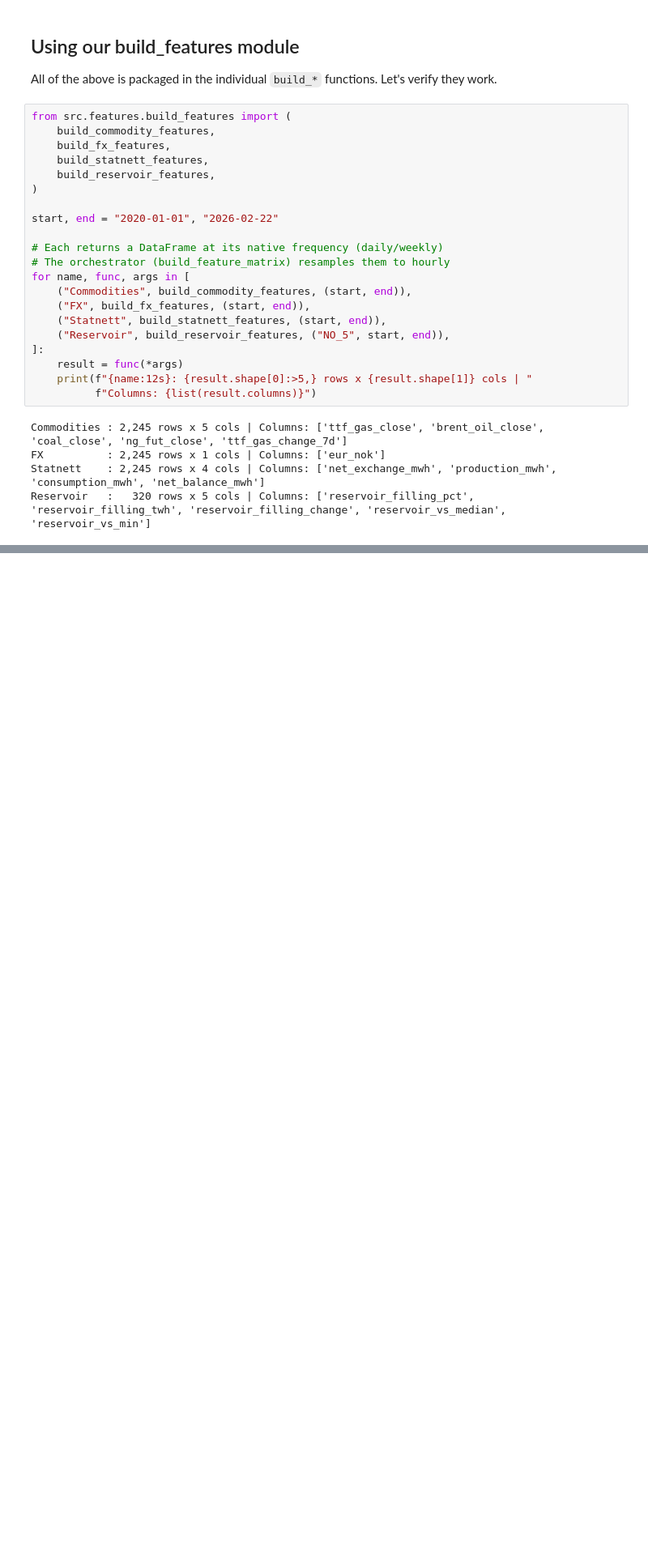
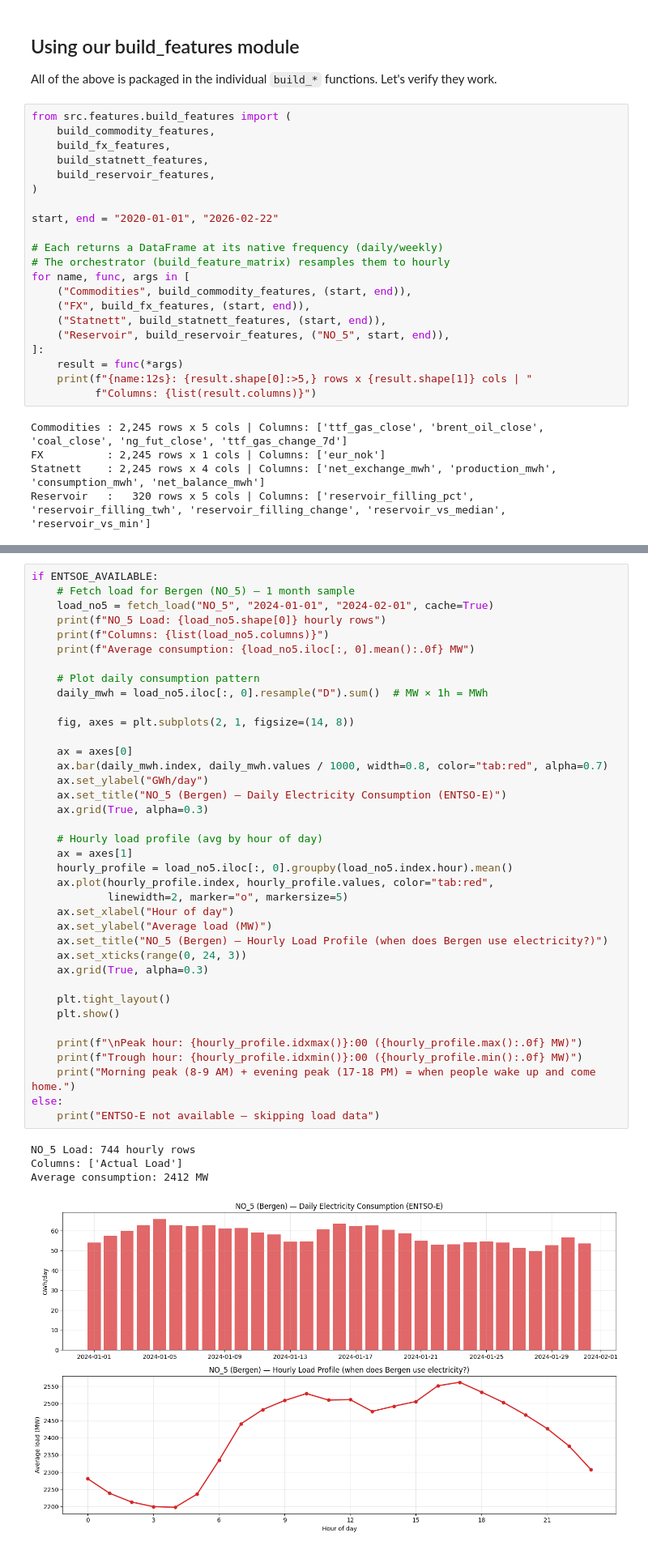
Before and after one commit to Aleksandersenmartin/electricity_forecast, a Jupyter notebook: notebooks/03_market_features.ipynb, the cells around one changed output, grey strips where cells are left out. Shown at 81% size. Cells and saved outputs as stored; diff of their text form; blank space fills up the shorter version.

```diff
--- a/notebooks/03_market_features.ipynb
+++ b/notebooks/03_market_features.ipynb
@@ -443,0 +477,43 @@ Reservoir   :   320 rows x 5 cols | Columns: ['reservoir_filling_pct', 'reservoi
+# %%
+if ENTSOE_AVAILABLE:
+    # Fetch load for Bergen (NO_5) — 1 month sample
+    load_no5 = fetch_load("NO_5", "2024-01-01", "2024-02-01", cache=True)
+    print(f"NO_5 Load: {load_no5.shape[0]} hourly rows")
+    print(f"Columns: {list(load_no5.columns)}")
+    print(f"Average consumption: {load_no5.iloc[:, 0].mean():.0f} MW")
+
+    # Plot daily consumption pattern
+    daily_mwh = load_no5.iloc[:, 0].resample("D").sum()  # MW × 1h = MWh
+
+    fig, axes = plt.subplots(2, 1, figsize=(14, 8))
+
+    ax = axes[0]
+    ax.bar(daily_mwh.index, daily_mwh.values / 1000, width=0.8, color="tab:red", alpha=0.7)
+    ax.set_ylabel("GWh/day")
+    ax.set_title("NO_5 (Bergen) — Daily Electricity Consumption (ENTSO-E)")
+    ax.grid(True, alpha=0.3)
+
+    # Hourly load profile (avg by hour of day)
+    ax = axes[1]
+    hourly_profile = load_no5.iloc[:, 0].groupby(load_no5.index.hour).mean()
+    ax.plot(hourly_profile.index, hourly_profile.values, color="tab:red",
+            linewidth=2, marker="o", markersize=5)
+    ax.set_xlabel("Hour of day")
+    ax.set_ylabel("Average load (MW)")
+    ax.set_title("NO_5 (Bergen) — Hourly Load Profile (when does Bergen use electricity?)")
+    ax.set_xticks(range(0, 24, 3))
+    ax.grid(True, alpha=0.3)
+
+    plt.tight_layout()
+    plt.show()
+
+    print(f"\nPeak hour: {hourly_profile.idxmax()}:00 ({hourly_profile.max():.0f} MW)")
+    print(f"Trough hour: {hourly_profile.idxmin()}:00 ({hourly_profile.min():.0f} MW)")
+    print("Morning peak (8-9 AM) + evening peak (17-18 PM) = when people wake up and come home.")
+else:
+    print("ENTSO-E not available — skipping load data")
+# %% [output]
+NO_5 Load: 744 hourly rows
+Columns: ['Actual Load']
+Average consumption: 2412 MW
+[figure, added]
```
Also changed, not shown: parts of 12 cells of this notebook, 25 other files.
